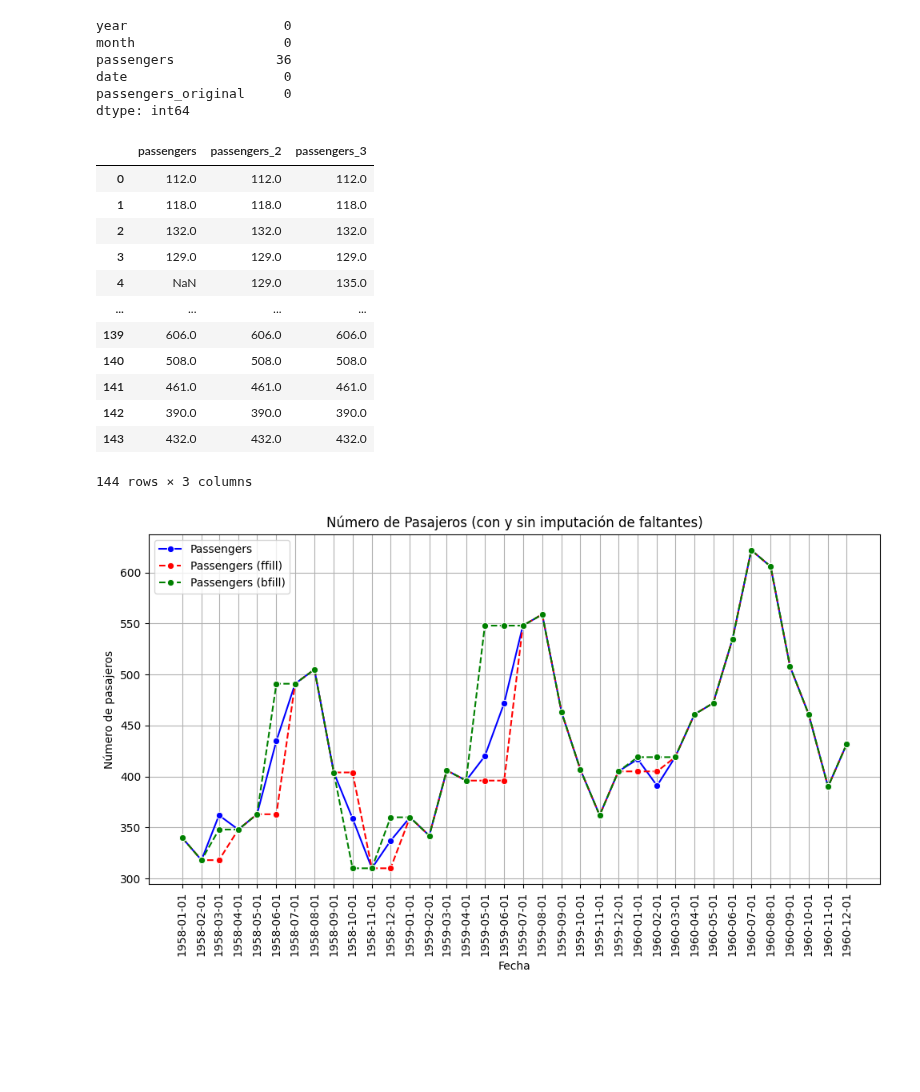
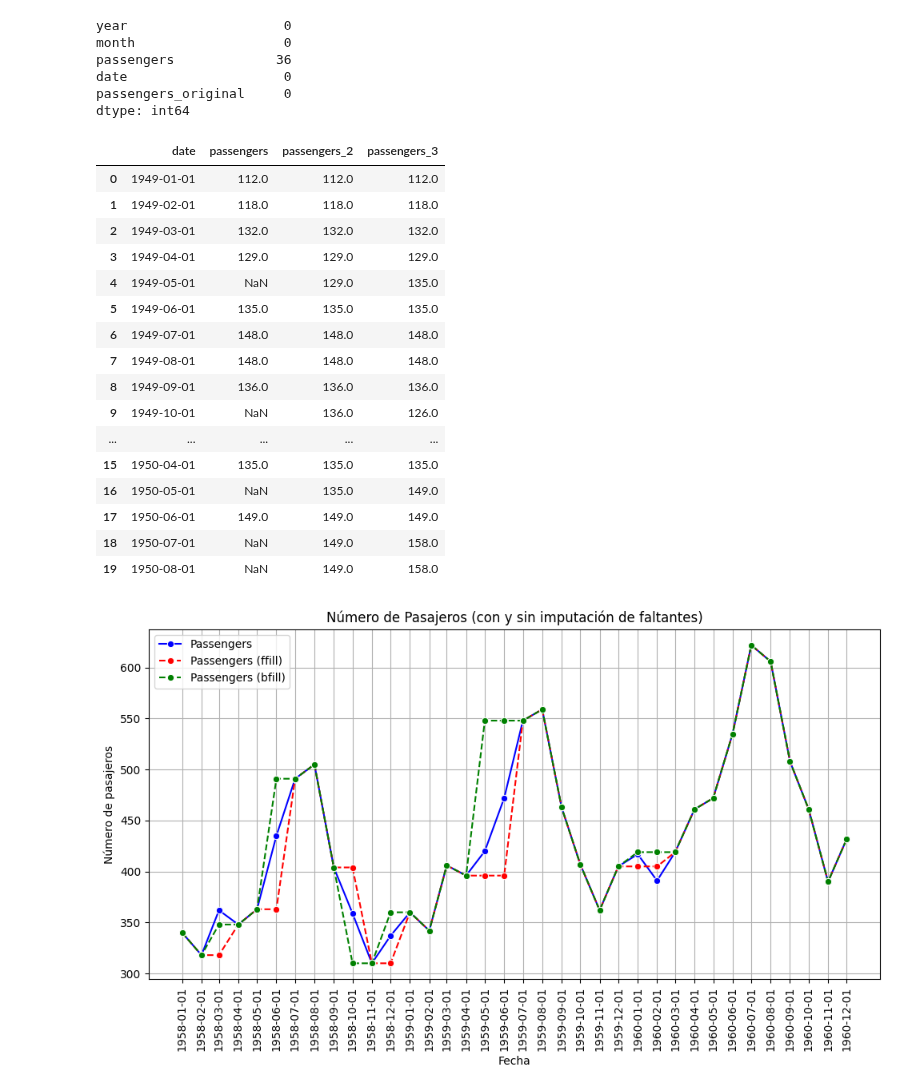
Before and after one commit to FIUBA-Posgrado-Inteligencia-Artificial/CEIA_Analisis_de_datos, a Jupyter notebook: notebooks/clase_04_tratamiento_datos_faltantes.ipynb, the cells around one changed output. Saved outputs shown, nothing was run; the diff lists cells and outputs as text; code cells hidden in the pictures; blank space fills up the shorter version.

```diff
--- a/notebooks/clase_04_tratamiento_datos_faltantes.ipynb
+++ b/notebooks/clase_04_tratamiento_datos_faltantes.ipynb
@@ -236,25 +236,29 @@ dtype: int64
 # %%
 flights['passengers_2'] = flights['passengers']
 flights['passengers_3'] = flights['passengers']
 
 flights['passengers_2'].ffill(inplace=True) # valor anterior
 flights['passengers_3'].bfill(inplace=True) # valor posterior
 
-flights[['passengers', 'passengers_2', 'passengers_3']]
+flights[['date', 'passengers', 'passengers_2', 'passengers_3']].head(20)
 # %% [output]
-|  | passengers | passengers_2 | passengers_3 |
-| 0 | 112.0 | 112.0 | 112.0 |
-| 1 | 118.0 | 118.0 | 118.0 |
-| 2 | 132.0 | 132.0 | 132.0 |
-| 3 | 129.0 | 129.0 | 129.0 |
-| 4 | NaN | 129.0 | 135.0 |
-| ... | ... | ... | ... |
-| 139 | 606.0 | 606.0 | 606.0 |
-| 140 | 508.0 | 508.0 | 508.0 |
-| 141 | 461.0 | 461.0 | 461.0 |
-| 142 | 390.0 | 390.0 | 390.0 |
-| 143 | 432.0 | 432.0 | 432.0 |
+|  | date | passengers | passengers_2 | passengers_3 |
+| 0 | 1949-01-01 | 112.0 | 112.0 | 112.0 |
+| 1 | 1949-02-01 | 118.0 | 118.0 | 118.0 |
+| 2 | 1949-03-01 | 132.0 | 132.0 | 132.0 |
+| 3 | 1949-04-01 | 129.0 | 129.0 | 129.0 |
+| 4 | 1949-05-01 | NaN | 129.0 | 135.0 |
+| 5 | 1949-06-01 | 135.0 | 135.0 | 135.0 |
+| 6 | 1949-07-01 | 148.0 | 148.0 | 148.0 |
+| 7 | 1949-08-01 | 148.0 | 148.0 | 148.0 |
+| 8 | 1949-09-01 | 136.0 | 136.0 | 136.0 |
+| 9 | 1949-10-01 | NaN | 136.0 | 126.0 |
+| ... | ... | ... | ... | ... |
+| 15 | 1950-04-01 | 135.0 | 135.0 | 135.0 |
+| 16 | 1950-05-01 | NaN | 135.0 | 149.0 |
+| 17 | 1950-06-01 | 149.0 | 149.0 | 149.0 |
+| 18 | 1950-07-01 | NaN | 149.0 | 158.0 |
+| 19 | 1950-08-01 | NaN | 149.0 | 158.0 |
-144 rows × 3 columns
 # %%
 plt.figure(figsize=(10, 6))
 
```
Also changed, not shown: parts of 2 cells of this notebook.
